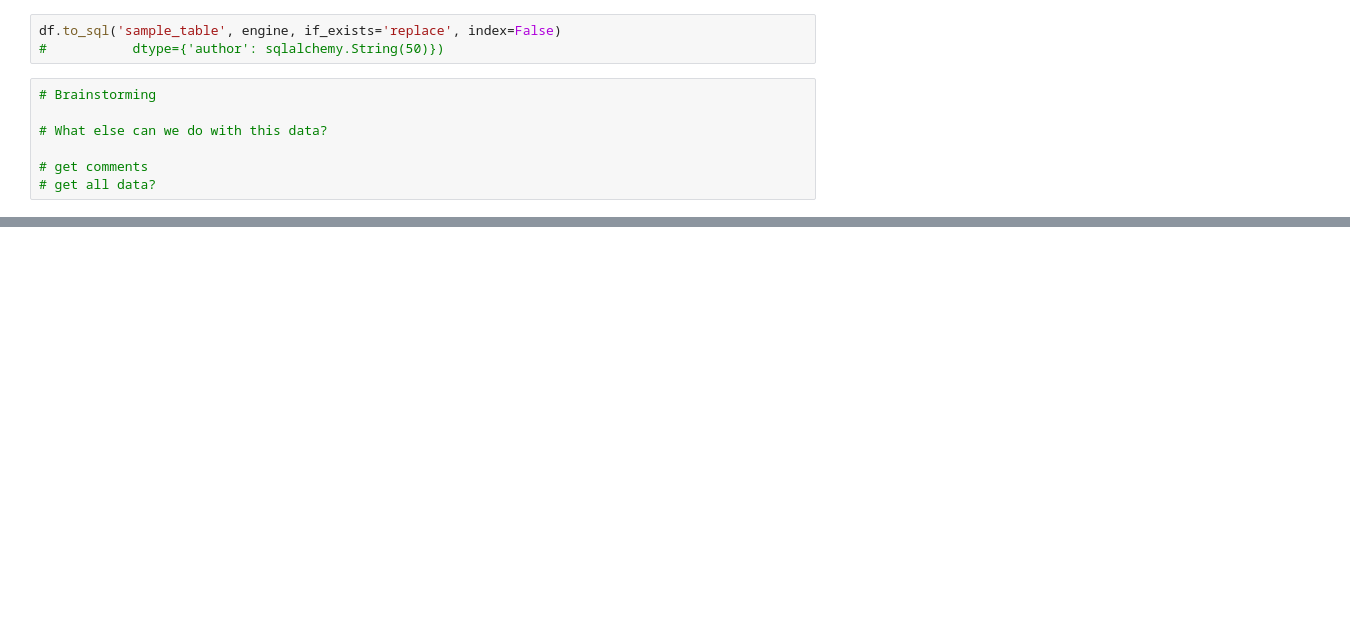
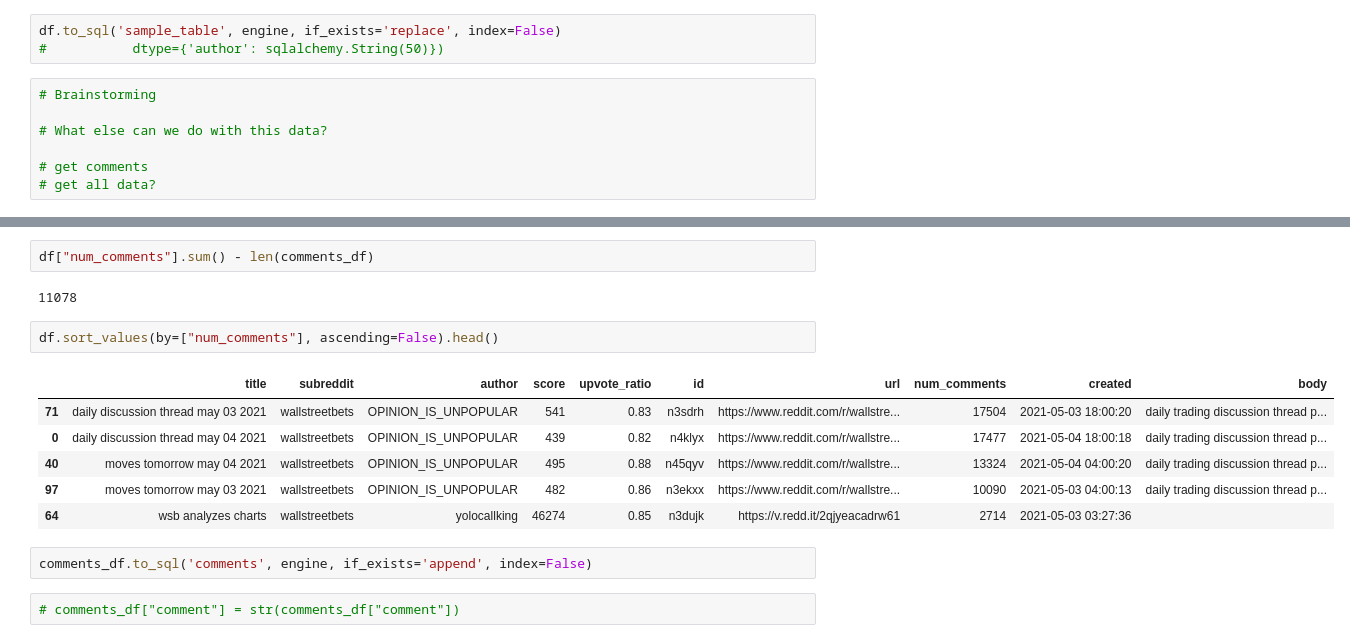
Before and after one commit to jbell1991/reddit-scraping, a Jupyter notebook: trends.ipynb, the cells around one changed output, grey strips where cells are left out. Drawn from its saved outputs; the diff is of its cells as text; blank space fills up the shorter version.

```diff
--- a/trends.ipynb
+++ b/trends.ipynb
@@ -255,0 +264,17 @@ df['num_comments'].sum()
+# %%
+df["num_comments"].sum() - len(comments_df)
+# %% [output]
+11078
+# %%
+df.sort_values(by=["num_comments"], ascending=False).head()
+# %% [output]
+|  | title | subreddit | author | score | upvote_ratio | id | url | num_comments | created | body |
+| 71 | daily discussion thread may 03 2021 | wallstreetbets | OPINION_IS_UNPOPULAR | 541 | 0.83 | n3sdrh | https://www.reddit.com/r/wallstre... | 17504 | 2021-05-03 18:00:20 | daily trading discussion thread p... |
+| 0 | daily discussion thread may 04 2021 | wallstreetbets | OPINION_IS_UNPOPULAR | 439 | 0.82 | n4klyx | https://www.reddit.com/r/wallstre... | 17477 | 2021-05-04 18:00:18 | daily trading discussion thread p... |
+| 40 | moves tomorrow may 04 2021 | wallstreetbets | OPINION_IS_UNPOPULAR | 495 | 0.88 | n45qyv | https://www.reddit.com/r/wallstre... | 13324 | 2021-05-04 04:00:20 | daily trading discussion thread p... |
+| 97 | moves tomorrow may 03 2021 | wallstreetbets | OPINION_IS_UNPOPULAR | 482 | 0.86 | n3ekxx | https://www.reddit.com/r/wallstre... | 10090 | 2021-05-03 04:00:13 | daily trading discussion thread p... |
+| 64 | wsb analyzes charts | wallstreetbets | yolocallking | 46274 | 0.85 | n3dujk | https://v.redd.it/2qjyeacadrw61 | 2714 | 2021-05-03 03:27:36 |  |
+# %%
+comments_df.to_sql('comments', engine, if_exists='append', index=False)
+# %%
+# comments_df["comment"] = str(comments_df["comment"])
```
Also changed, not shown: parts of 20 cells of this notebook, 2 other files.
